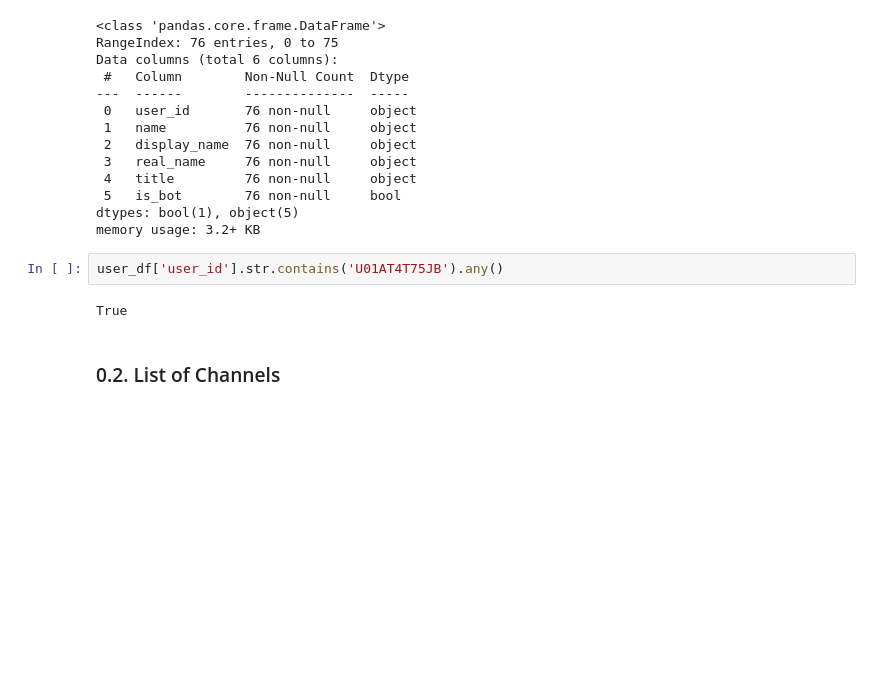
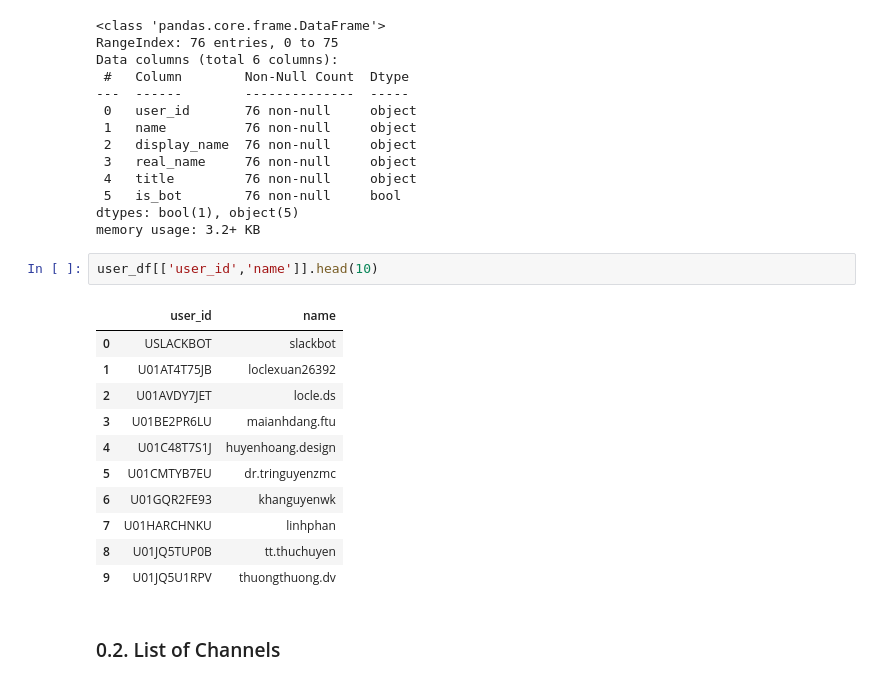
Before and after one commit to anhdanggit/atom-assignments, a Jupyter notebook: assignment_4/home_assignment_4.ipynb, the cells around one changed output. Drawn from its saved outputs; the diff is of its cells as text; blank space fills up the shorter version.

```diff
--- a/assignment_4/home_assignment_4.ipynb
+++ b/assignment_4/home_assignment_4.ipynb
@@ -133,10 +133,20 @@ Data columns (total 6 columns):
  5   is_bot        76 non-null     bool
 dtypes: bool(1), object(5)
 memory usage: 3.2+ KB
-# %%
-user_df['user_id'].str.contains('U01AT4T75JB').any()
-# %% [output]
-True
+# %%
+user_df[['user_id','name']].head(10)
+# %% [output]
+|  | user_id | name |
+| 0 | USLACKBOT | slackbot |
+| 1 | U01AT4T75JB | loclexuan26392 |
+| 2 | U01AVDY7JET | locle.ds |
+| 3 | U01BE2PR6LU | maianhdang.ftu |
+| 4 | U01C48T7S1J | huyenhoang.design |
+| 5 | U01CMTYB7EU | dr.tringuyenzmc |
+| 6 | U01GQR2FE93 | khanguyenwk |
+| 7 | U01HARCHNKU | linhphan |
+| 8 | U01JQ5TUP0B | tt.thuchuyen |
+| 9 | U01JQ5U1RPV | thuongthuong.dv |
 # %% [markdown]
 ### 0.2. List of Channels
 # %%
```
Also changed, not shown: parts of 4 cells of this notebook, 5 other files.
